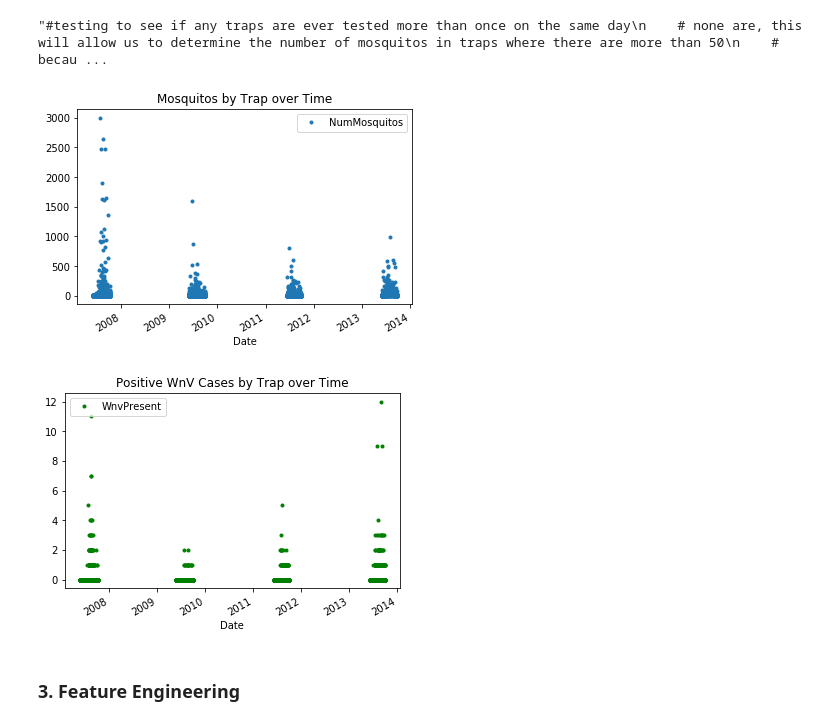
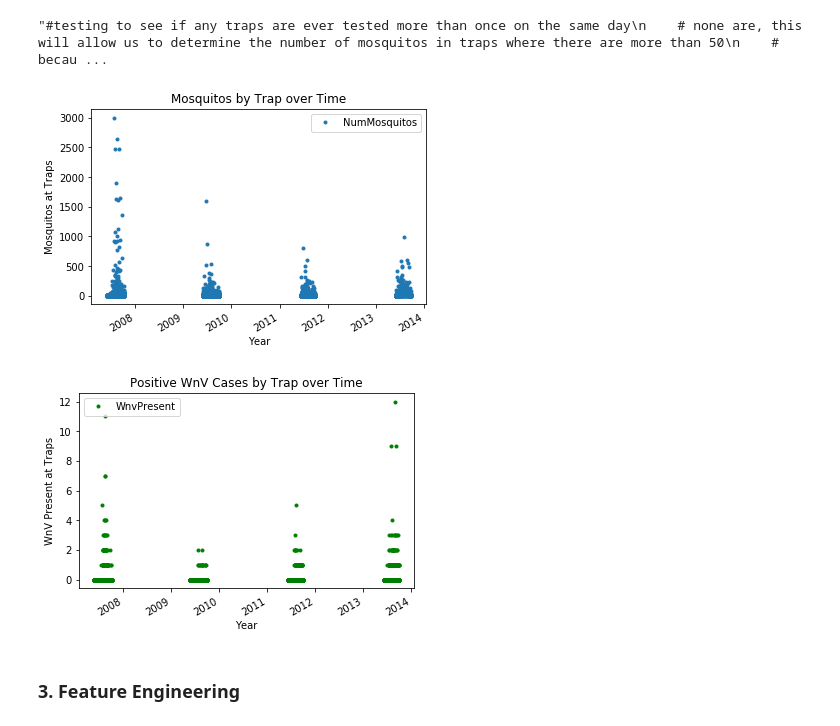
Before and after one commit to VivianAngela/West-Nile-Virus-Prediction-1, a Jupyter notebook: West Nile Virus Prediction.ipynb, the cells around one changed output. Cells and saved outputs as stored; diff of their text form; code cells hidden in the pictures.

```diff
--- a/West Nile Virus Prediction.ipynb
+++ b/West Nile Virus Prediction.ipynb
@@ -120,19 +121,23 @@ print('Traps tested > 1/day:', errors)'''
 # %%
 #plotted mosquitos by trap by date
 train[['Date', 'Trap', 'NumMosquitos']].groupby(by = ['Date','Trap'])['Date','Trap','NumMosquitos'] \
     .sum().reset_index().sort_values('NumMosquitos', ascending = False).set_index('Date').plot(style = '.')
 
-plt.title('Mosquitos by Trap over Time');
+plt.title('Mosquitos by Trap over Time')
+plt.xlabel('Year')
+plt.ylabel('Mosquitos at Traps');
 # %% [output]
-[figure, old version]
+[figure, new version]
 # %%
 #plotted WNV incidents by trap
 train[['Date', 'Trap','WnvPresent']].groupby(by = ['Date','Trap'])['Date','Trap','WnvPresent'] \
     .sum().reset_index().sort_values('WnvPresent', ascending = False).set_index('Date').plot(color = 'green', style = '.')
 
-plt.title('Positive WnV Cases by Trap over Time');
+plt.title('Positive WnV Cases by Trap over Time')
+plt.xlabel('Year')
+plt.ylabel('WnV Present at Traps');
 # %% [output]
-[figure, old version]
+[figure, new version]
 # %% [markdown]
 ### 3. Feature Engineering
 # %% [markdown]
```
Also changed, not shown: parts of 16 cells of this notebook.
